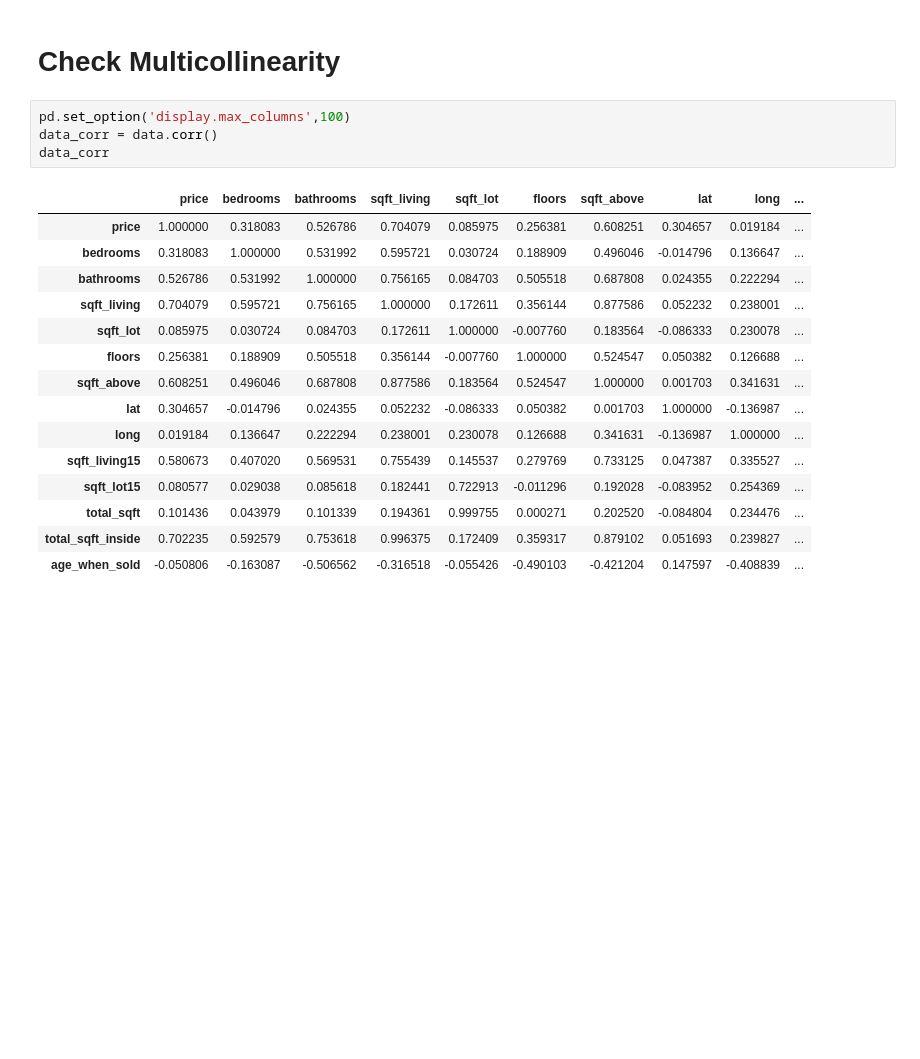
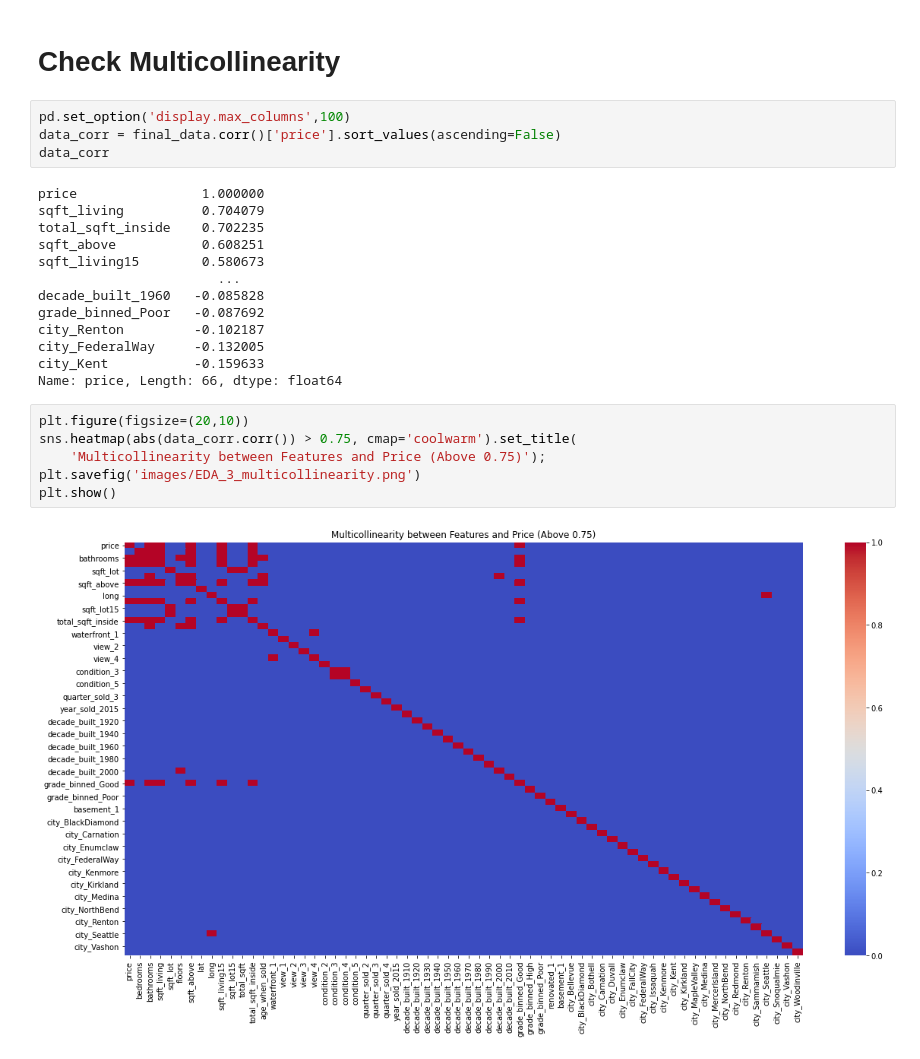
Before and after one commit to ttam37/dsc-mod-2-project-v2-1-onl01-dtsc-ft-052620, a Jupyter notebook: EDA Question 3.ipynb, the cells around one changed output. Saved outputs shown, nothing was run; the diff lists cells and outputs as text; blank space fills up the shorter version.

```diff
--- a/EDA Question 3.ipynb
+++ b/EDA Question 3.ipynb
@@ -79,22 +70,27 @@ data.corr()['price'].drop(['price']).sort_values(ascending=False).plot(kind='bar
 # Check Multicollinearity
 # %%
 pd.set_option('display.max_columns',100)
-data_corr = data.corr()
+data_corr = final_data.corr()['price'].sort_values(ascending=False)
 data_corr
 # %% [output]
-|  | price | bedrooms | bathrooms | sqft_living | sqft_lot | floors | sqft_above | lat | long | ... |
-| price | 1.000000 | 0.318083 | 0.526786 | 0.704079 | 0.085975 | 0.256381 | 0.608251 | 0.304657 | 0.019184 | ... |
-| bedrooms | 0.318083 | 1.000000 | 0.531992 | 0.595721 | 0.030724 | 0.188909 | 0.496046 | -0.014796 | 0.136647 | ... |
-| bathrooms | 0.526786 | 0.531992 | 1.000000 | 0.756165 | 0.084703 | 0.505518 | 0.687808 | 0.024355 | 0.222294 | ... |
-| sqft_living | 0.704079 | 0.595721 | 0.756165 | 1.000000 | 0.172611 | 0.356144 | 0.877586 | 0.052232 | 0.238001 | ... |
-| sqft_lot | 0.085975 | 0.030724 | 0.084703 | 0.172611 | 1.000000 | -0.007760 | 0.183564 | -0.086333 | 0.230078 | ... |
-| floors | 0.256381 | 0.188909 | 0.505518 | 0.356144 | -0.007760 | 1.000000 | 0.524547 | 0.050382 | 0.126688 | ... |
-| sqft_above | 0.608251 | 0.496046 | 0.687808 | 0.877586 | 0.183564 | 0.524547 | 1.000000 | 0.001703 | 0.341631 | ... |
-| lat | 0.304657 | -0.014796 | 0.024355 | 0.052232 | -0.086333 | 0.050382 | 0.001703 | 1.000000 | -0.136987 | ... |
-| long | 0.019184 | 0.136647 | 0.222294 | 0.238001 | 0.230078 | 0.126688 | 0.341631 | -0.136987 | 1.000000 | ... |
-| sqft_living15 | 0.580673 | 0.407020 | 0.569531 | 0.755439 | 0.145537 | 0.279769 | 0.733125 | 0.047387 | 0.335527 | ... |
-| sqft_lot15 | 0.080577 | 0.029038 | 0.085618 | 0.182441 | 0.722913 | -0.011296 | 0.192028 | -0.083952 | 0.254369 | ... |
-| total_sqft | 0.101436 | 0.043979 | 0.101339 | 0.194361 | 0.999755 | 0.000271 | 0.202520 | -0.084804 | 0.234476 | ... |
-| total_sqft_inside | 0.702235 | 0.592579 | 0.753618 | 0.996375 | 0.172409 | 0.359317 | 0.879102 | 0.051693 | 0.239827 | ... |
-| age_when_sold | -0.050806 | -0.163087 | -0.506562 | -0.316518 | -0.055426 | -0.490103 | -0.421204 | 0.147597 | -0.408839 | ... |
+price                1.000000
+sqft_living          0.704079
+total_sqft_inside    0.702235
+sqft_above           0.608251
+sqft_living15        0.580673
+                       ...
+decade_built_1960   -0.085828
+grade_binned_Poor   -0.087692
+city_Renton         -0.102187
+city_FederalWay     -0.132005
+city_Kent           -0.159633
+Name: price, Length: 66, dtype: float64
+# %%
+plt.figure(figsize=(20,10))
+sns.heatmap(abs(data_corr.corr()) > 0.75, cmap='coolwarm').set_title(
+    'Multicollinearity between Features and Price (Above 0.75)');
+plt.savefig('images/EDA_3_multicollinearity.png')
+plt.show()
+# %% [output]
+[figure, added]
 # %%
```
Also changed, not shown: parts of 9 cells of this notebook, 25 other files.
